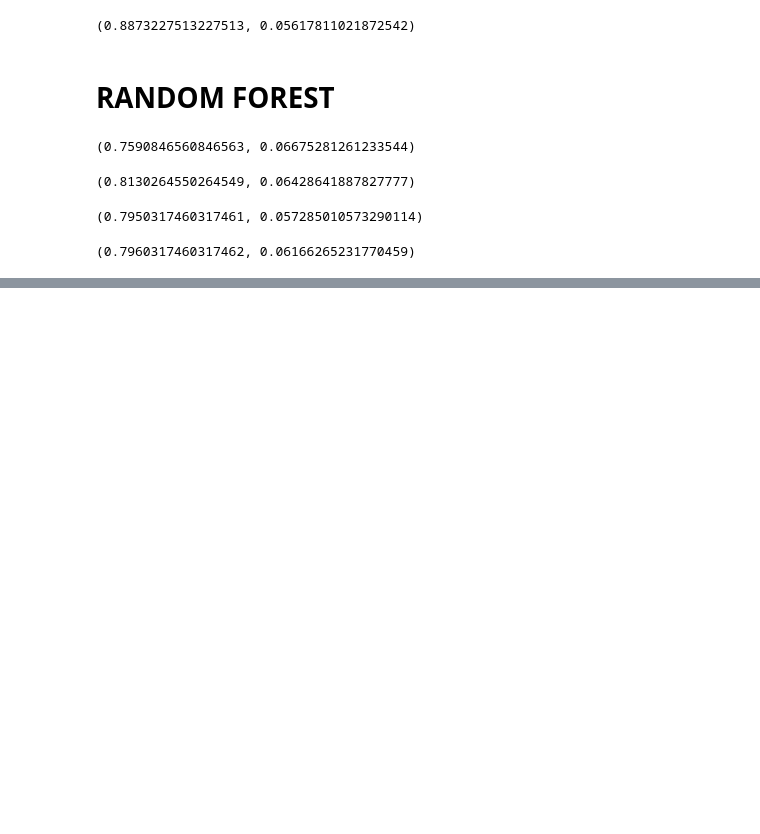
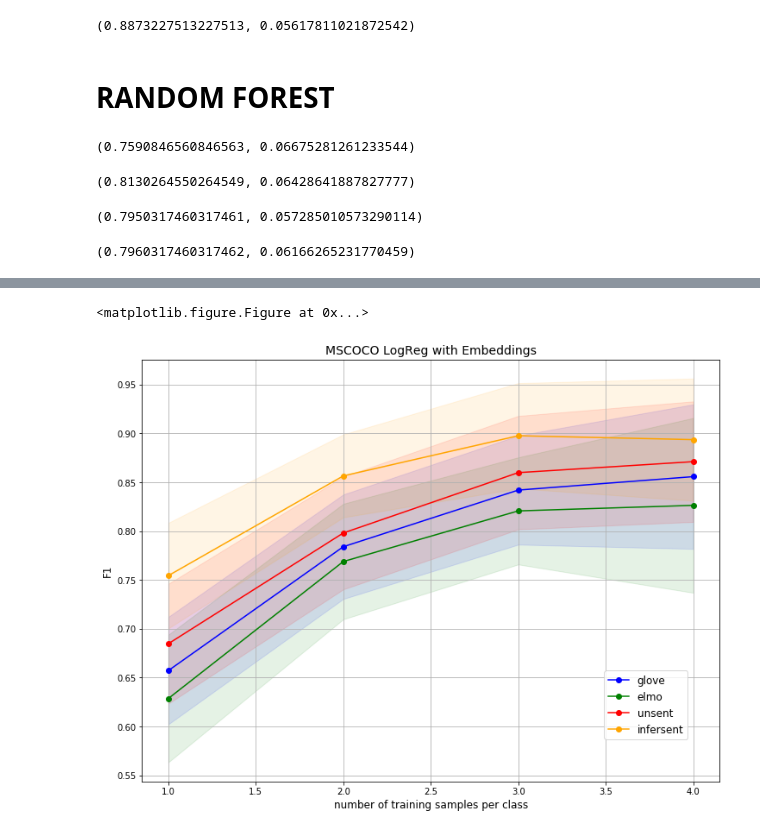
Before and after one commit to ale3otik/paraphrases-generator, a Jupyter notebook: mscoco_captions_understanding.ipynb, the cells around one changed output, grey strips where cells are left out. Cells and saved outputs as stored; diff of their text form; code cells hidden in the pictures; blank space fills up the shorter version.

Commit message:
add new plots

```diff
--- a/mscoco_captions_understanding.ipynb
+++ b/mscoco_captions_understanding.ipynb
@@ -468,0 +497,20 @@ session.close()
+# %%
+import matplotlib.pyplot as plt
+%matplotlib inline
+colors = ['b', 'g', 'r', 'orange']
+def plots_for_nsources_range(title, names, scores, stds, n_samples):
+    plt.figure()
+    fig, ax = plt.subplots(figsize=(12,9))
+    ax.grid(True)
+    plt.title(title, fontsize=14)
+    for i in range(len(scores)):
+        ax.plot(n_samples, scores[i],'-o', label = names[i], color=colors[i])
+        ax.fill_between(n_samples, scores[i] - stds[i], scores[i] + stds[i],alpha=0.10, color=colors[i])
+        ax.set_ylabel('F1')
+        ax.legend(loc=(0.8,0.1), fontsize=12)
+        ax.set_ylabel('between y1 and 0')
+
+    plt.xlabel('number of training samples per class', fontsize=12)
+    plt.ylabel('F1', fontsize=12)
+    plt.savefig('logs/nsources_{}.png'.format(title))
+    plt.show()
@@ -468,0 +573,15 @@ session.close()
+# %%
+glove = np.load('logs/mscoco_score_glove_logreg.npy')
+elmo = np.load('logs/mscoco_score_elmo_logreg.npy')
+unsent = np.load('logs/mscoco_score_unsent_logreg.npy')
+infersent = np.load('logs/mscoco_score_infersent_logreg.npy')
+names = ['glove',  'elmo', 'unsent', 'infersent']
+data = [glove, elmo , unsent , infersent]
+scores = [d[0] for d in data]
+stds = [d[1] for d in data]
+ranges = data[0][2]
+
+plots_for_nsources_range('MSCOCO LogReg with Embeddings', names, scores, stds, ranges)
+# %% [output]
+<matplotlib.figure.Figure at 0x...>
+[figure, added]
```
Also changed, not shown: parts of 12 cells of this notebook, 11 other files.
